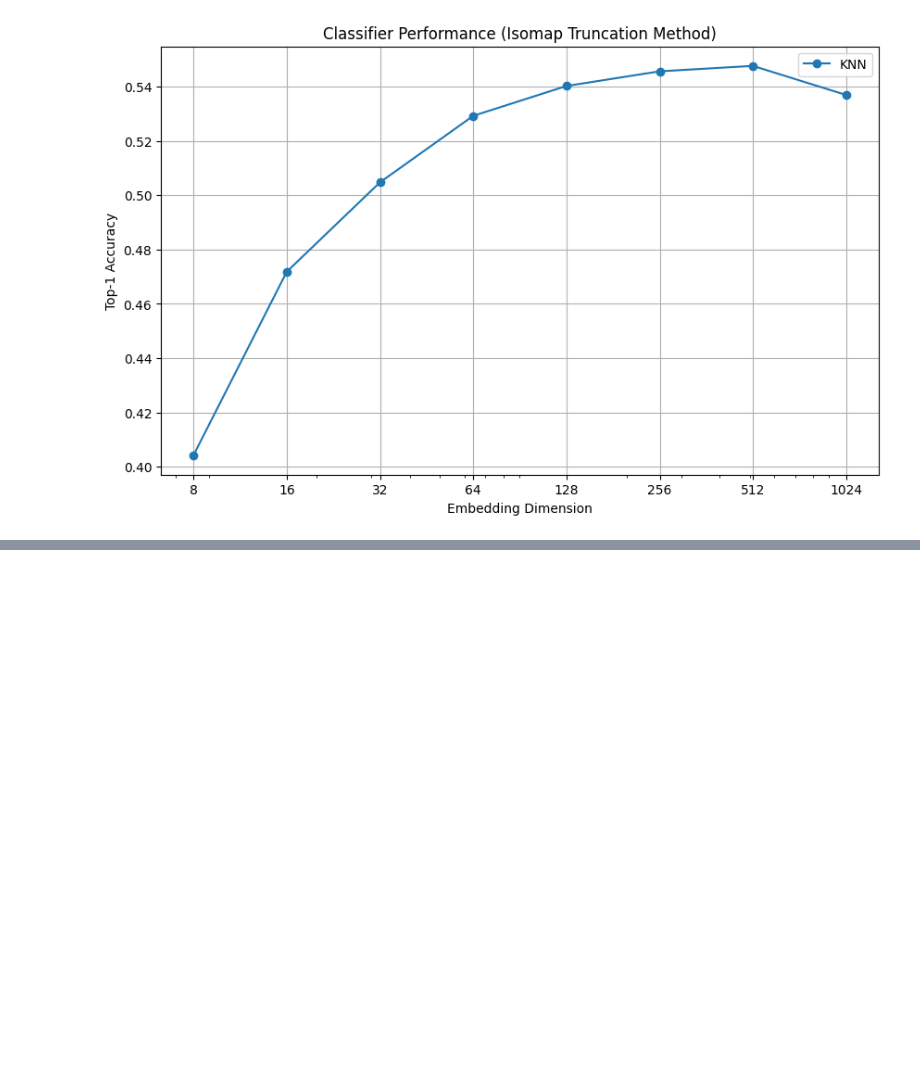
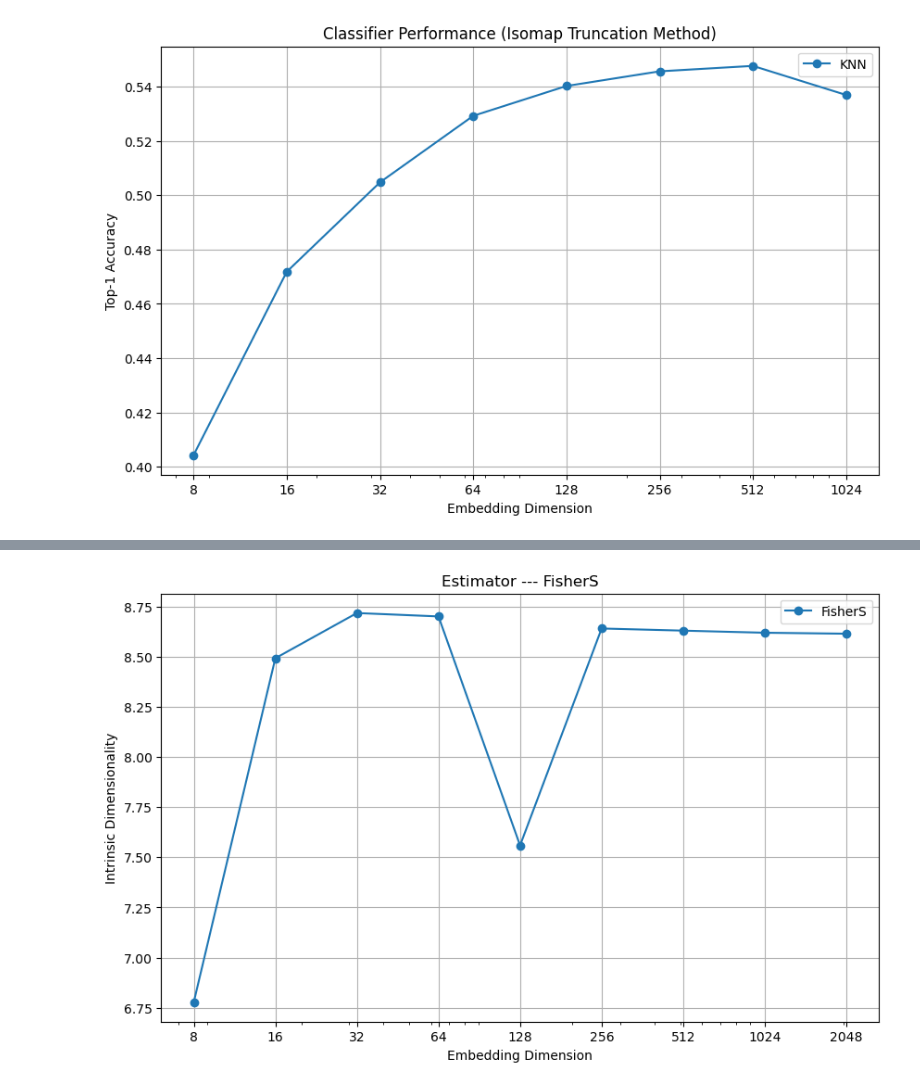
Before and after one commit to mmkuznecov/MRL, a Jupyter notebook: tests.ipynb, the cells around one changed output, grey strips where cells are left out. Saved outputs shown, nothing was run; the diff lists cells and outputs as text; code cells hidden in the pictures; blank space fills up the shorter version.

```diff
--- a/tests.ipynb
+++ b/tests.ipynb
@@ -549,0 +695,10 @@ plot_dimension_comparison(results_lle, 'LLE Truncation', nesting_dims=nesting_li
+# %%
+estimators = {
+    # 'MLE': MLE(),
+    'FisherS': FisherS(),
+    # 'DANCo': DANCo(),
+    # 'TwoNN': TwoNN()
+}
+
+results = estimate_intrinsic_dimensionality(val_emb, estimators)
+print("Estimated dimensions:", results)
@@ -549,0 +735,4 @@ plot_dimension_comparison(results_lle, 'LLE Truncation', nesting_dims=nesting_li
+# %%
+plot_dimension_comparison(results, 'FisherS', nesting_list)
+# %% [output]
+[figure, added]
```
Also changed, not shown: parts of 11 cells of this notebook.
